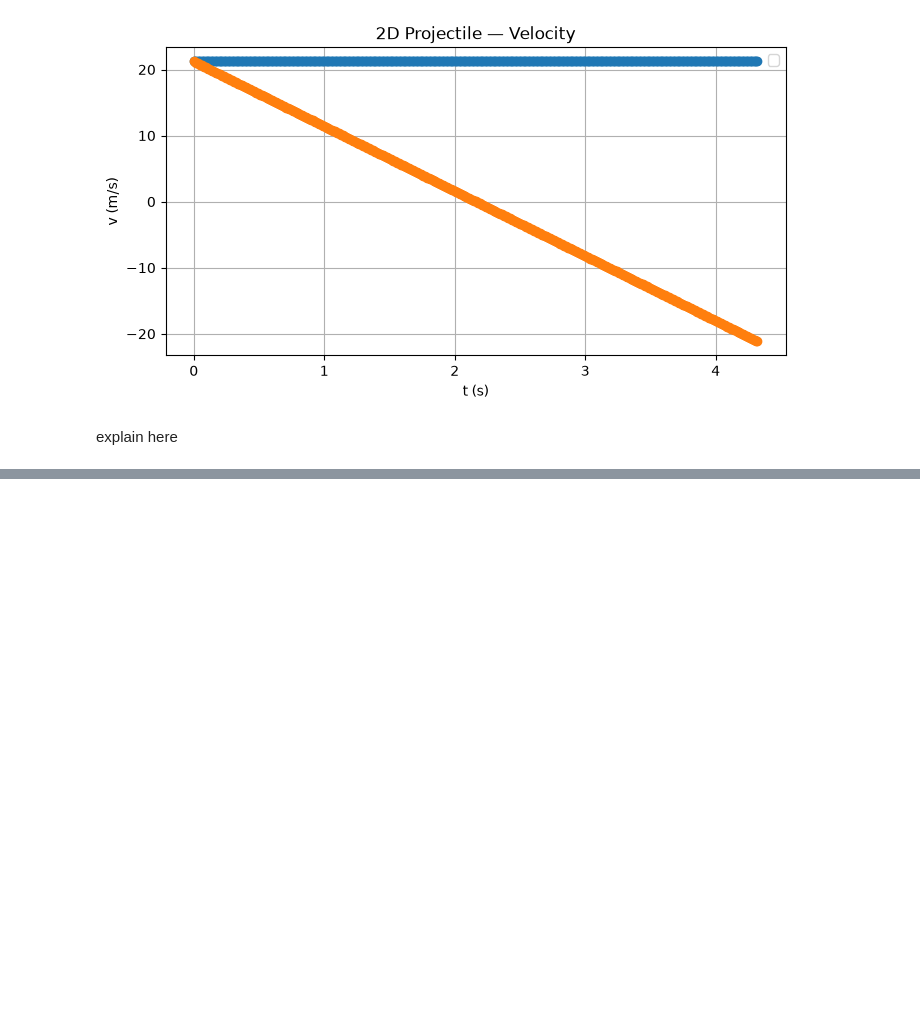
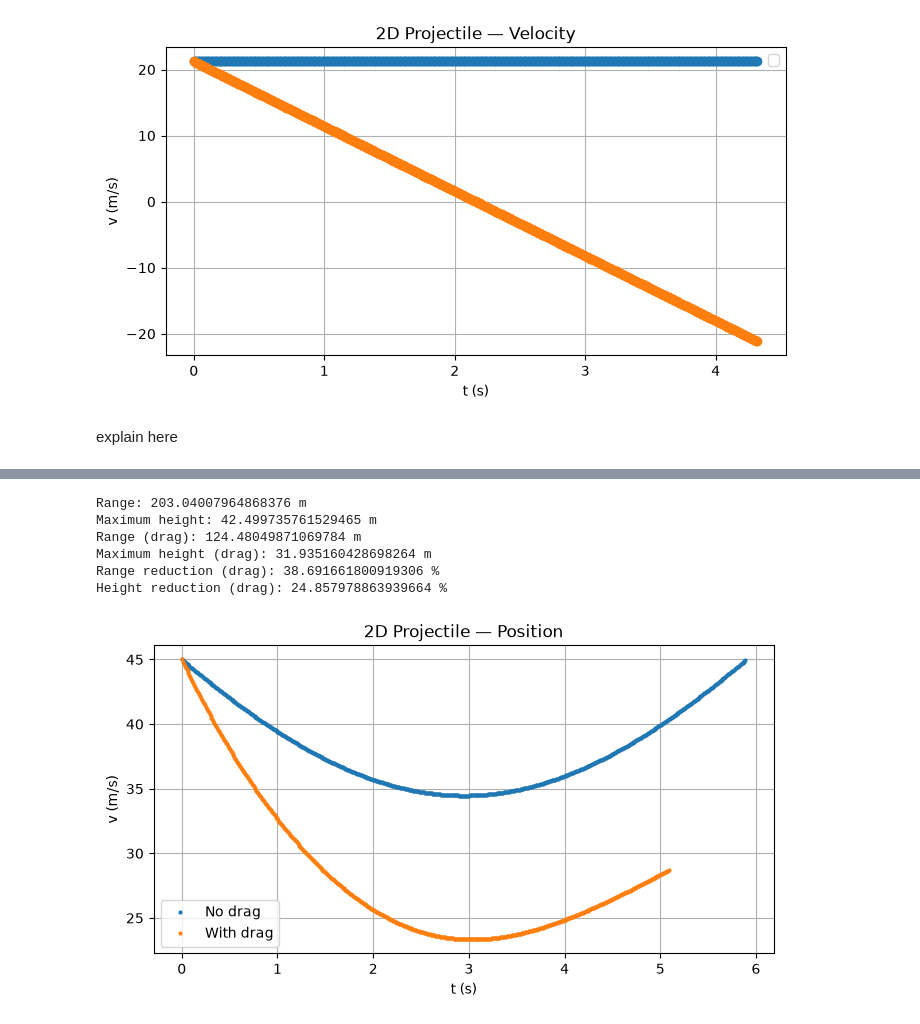
Before and after one commit to MattBaller/phys311, a Jupyter notebook: labs/lab01/lab01_projectile.ipynb, the cells around one changed output, grey strips where cells are left out. Saved outputs shown, nothing was run; the diff lists cells and outputs as text; code cells hidden in the pictures; blank space fills up the shorter version.

```diff
--- a/labs/lab01/lab01_projectile.ipynb
+++ b/labs/lab01/lab01_projectile.ipynb
@@ -142,0 +266,67 @@ explain here
+# %%
+# Run the projectile simulation at 40 degrees
+t45, x45, y45, vx45, vy45 = simulate_projectile_2d(45, 40, 0.01)
+
+# Calculate range and percentage error
+prorange = x45.max()
+
+print("Range:", prorange, "m")
+
+
+# Calculate maximum height and percentage error
+maxheight = y45.max()
+
+print("Maximum height:", maxheight, "m")
+
+# Run the projectile simulation at 40 degrees
+t_drag, x_drag, y_drag, vx_drag, vy_drag = simulate_projectile_drag(45, 40, 0.01)
+
+# Calculate range and percentage error
+drag_range = x_drag.max()
+drag_range_error = 100 - ((drag_range / prorange) * 100)
+
+print("Range (drag):", drag_range, "m")
+
+
+# Calculate maximum height and percentage error
+drag_maxheight = y_drag.max()
+drag_heighterror = 100 - ((drag_maxheight / maxheight) * 100)
+
+print("Maximum height (drag):", drag_maxheight, "m")
+print("Range reduction (drag):", drag_range_error, "%")
+print("Height reduction (drag):", drag_heighterror, "%")
+# %% [output]
+Range: 203.04007964868376 m
+Maximum height: 42.499735761529465 m
+Range (drag): 124.48049871069784 m
+Maximum height (drag): 31.935160428698264 m
+Range reduction (drag): 38.691661800919306 %
+Height reduction (drag): 24.857978863939664 %
+# %%
+t, x, y, vx, vy = simulate_projectile_2d(
+    v0=45, theta_deg=40, dt=0.01, g=9.81
+)
+
+v = np.sqrt((vx**2)+(vy**2))
+
+# Plot without drag
+plt.figure(figsize=(8, 4))
+plt.plot(t, v, 'o', markersize=2, label='No drag')
+
+# Simulate projectile with drag
+t_drag, x_drag, y_drag, vx_drag, vy_drag = simulate_projectile_drag(
+    v0=45, theta_deg=40, dt=0.01, g=9.81
+)
+
+
+v_drag = np.sqrt((vx_drag**2)+(vy_drag**2))
+
+plt.plot(t_drag, v_drag, 'o', markersize=2, label='With drag')
+plt.xlabel('t (s)')
+plt.ylabel('v (m/s)')
+plt.title('2D Projectile — Position')
+plt.legend()
+plt.grid(True)
+plt.show()
+# %% [output]
+[figure, added]
```
Also changed, not shown: parts of 9 cells of this notebook.
